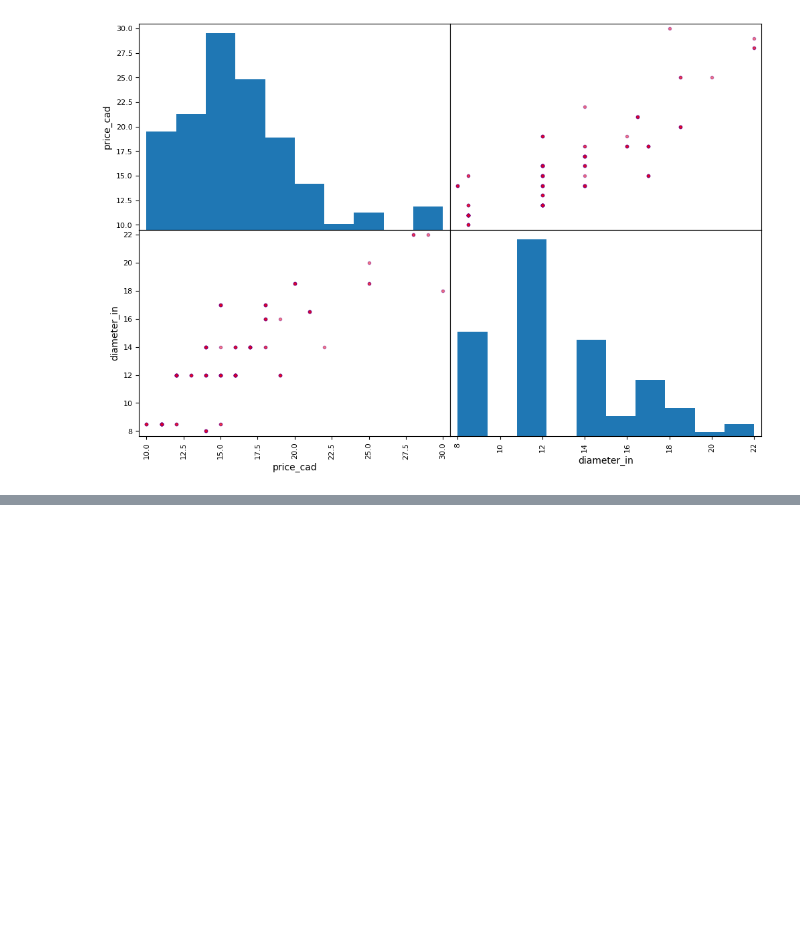
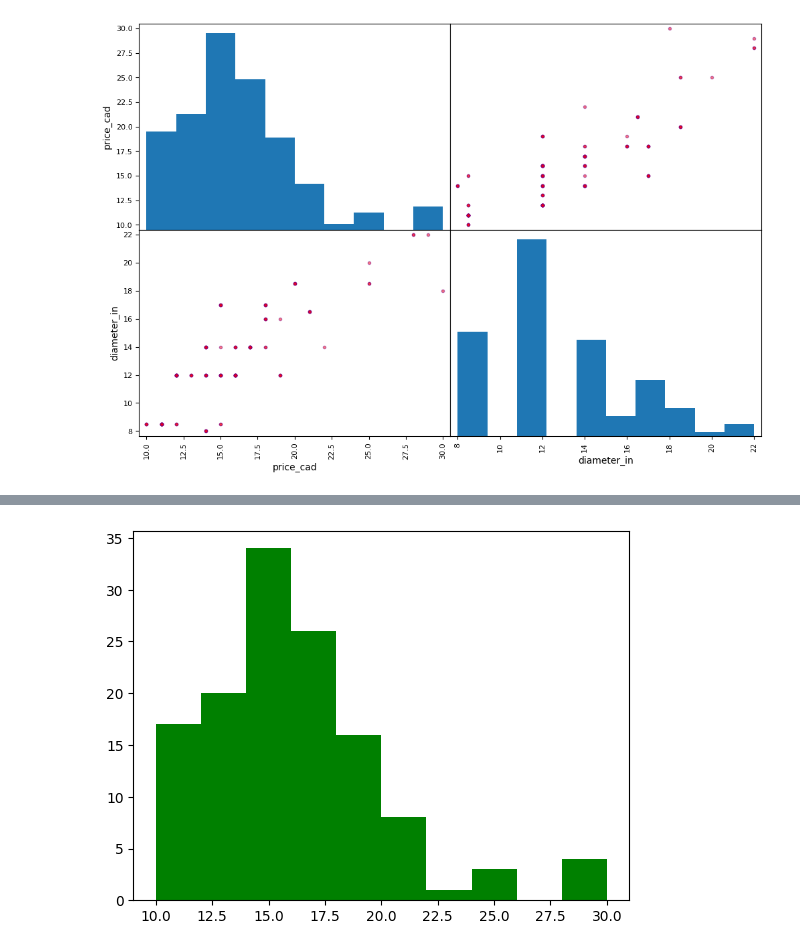
Before and after one commit to 550tealeaves/DATA71200_sum2024_550, a Jupyter notebook: Project_1_supervised_learning.ipynb, the cells around one changed output, grey strips where cells are left out. Saved outputs shown, nothing was run; the diff lists cells and outputs as text; code cells hidden in the pictures; blank space fills up the shorter version.

```diff
--- a/Project_1_supervised_learning.ipynb
+++ b/Project_1_supervised_learning.ipynb
@@ -110,0 +170,6 @@ corr_matrix['price_cad'].sort_values(ascending=False)
+# %%
+#Create histogram of price with 10 bins
+plt.hist(pizza['price_cad'].values.reshape(-1, 1), bins=10, color='green')
+plt.show()
+# %% [output]
+[figure, added]
```
Also changed, not shown: parts of 12 cells of this notebook.
